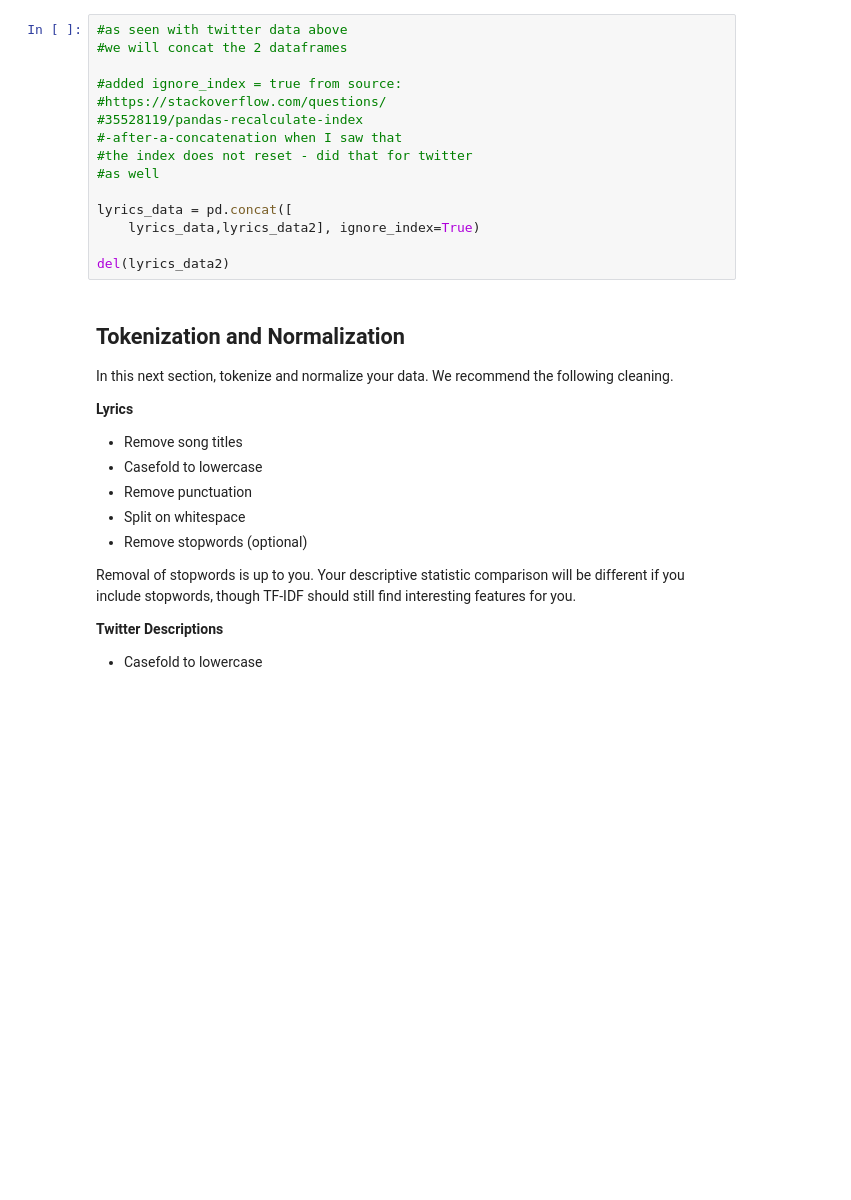
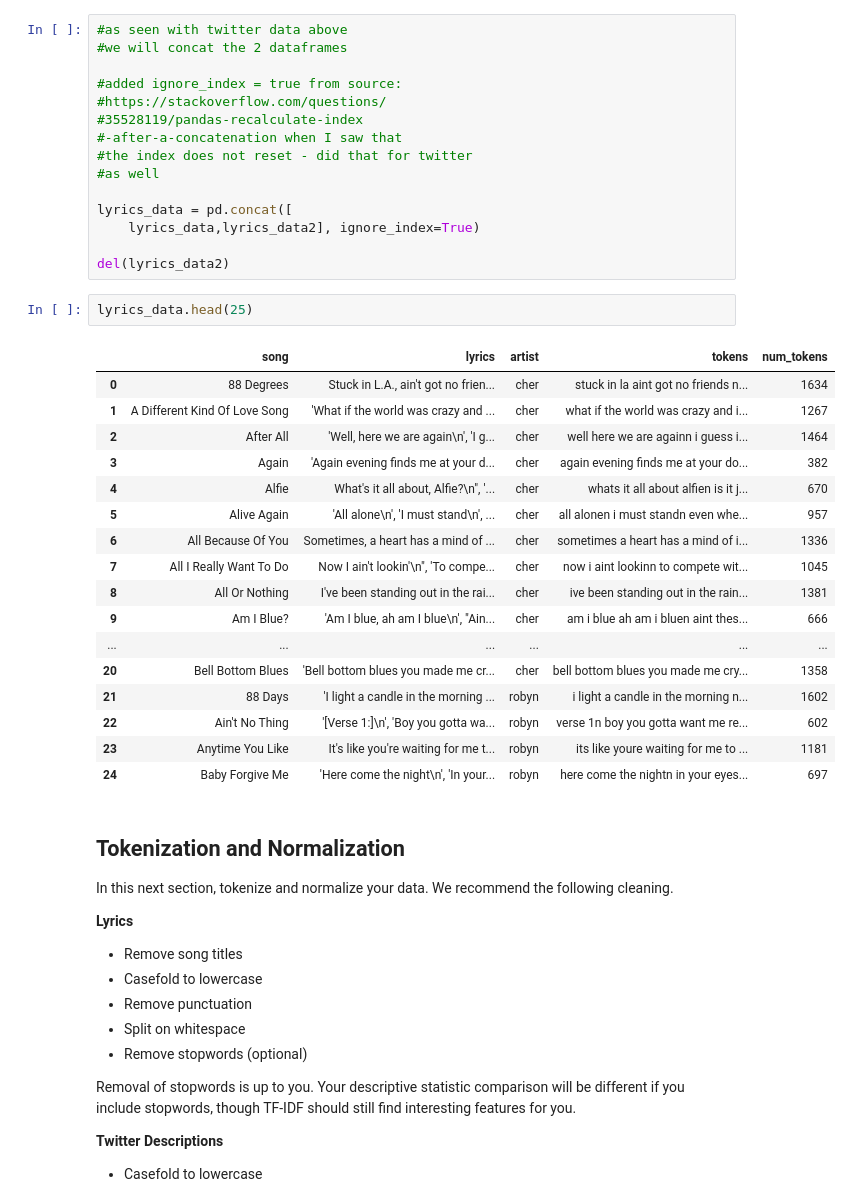
Before and after one commit to munipayal1/MADS-509-Module-3, a Jupyter notebook: Group_Comparison.ipynb, the cells around one changed output. Cells and saved outputs as stored; diff of their text form; blank space fills up the shorter version.

```diff
--- a/Group_Comparison.ipynb
+++ b/Group_Comparison.ipynb
@@ -284,6 +286,26 @@ lyrics_data = pd.concat([
     lyrics_data,lyrics_data2], ignore_index=True)
 
 del(lyrics_data2)
+# %%
+lyrics_data.head(25)
+# %% [output]
+|  | song | lyrics | artist | tokens | num_tokens |
+| 0 | 88 Degrees | Stuck in L.A., ain't got no frien... | cher | stuck in la aint got no friends n... | 1634 |
+| 1 | A Different Kind Of Love Song | 'What if the world was crazy and ... | cher | what if the world was crazy and i... | 1267 |
+| 2 | After All | 'Well, here we are again\n', 'I g... | cher | well here we are againn i guess i... | 1464 |
+| 3 | Again | 'Again evening finds me at your d... | cher | again evening finds me at your do... | 382 |
+| 4 | Alfie | What's it all about, Alfie?\n", '... | cher | whats it all about alfien is it j... | 670 |
+| 5 | Alive Again | 'All alone\n', 'I must stand\n', ... | cher | all alonen i must standn even whe... | 957 |
+| 6 | All Because Of You | Sometimes, a heart has a mind of ... | cher | sometimes a heart has a mind of i... | 1336 |
+| 7 | All I Really Want To Do | Now I ain't lookin'\n", 'To compe... | cher | now i aint lookinn to compete wit... | 1045 |
+| 8 | All Or Nothing | I've been standing out in the rai... | cher | ive been standing out in the rain... | 1381 |
+| 9 | Am I Blue? | 'Am I blue, ah am I blue\n', "Ain... | cher | am i blue ah am i bluen aint thes... | 666 |
+| ... | ... | ... | ... | ... | ... |
+| 20 | Bell Bottom Blues | 'Bell bottom blues you made me cr... | cher | bell bottom blues you made me cry... | 1358 |
+| 21 | 88 Days | 'I light a candle in the morning ... | robyn | i light a candle in the morning n... | 1602 |
+| 22 | Ain't No Thing | '[Verse 1:]\n', 'Boy you gotta wa... | robyn | verse 1n boy you gotta want me re... | 602 |
+| 23 | Anytime You Like | It's like you're waiting for me t... | robyn | its like youre waiting for me to ... | 1181 |
+| 24 | Baby Forgive Me | 'Here come the night\n', 'In your... | robyn | here come the nightn in your eyes... | 697 |
 # %% [markdown]
 ## Tokenization and Normalization
 
```
Also changed, not shown: parts of 19 cells of this notebook.
